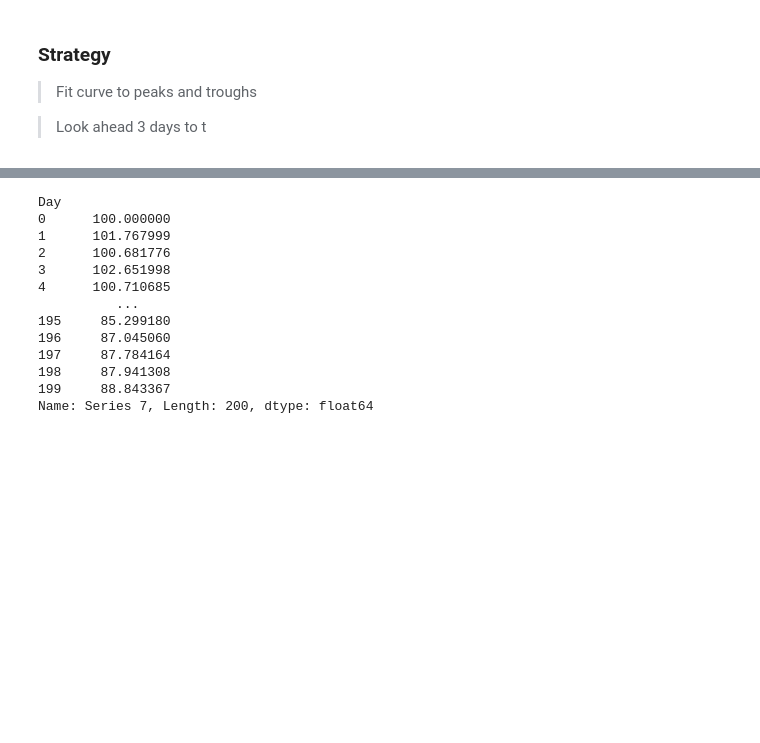
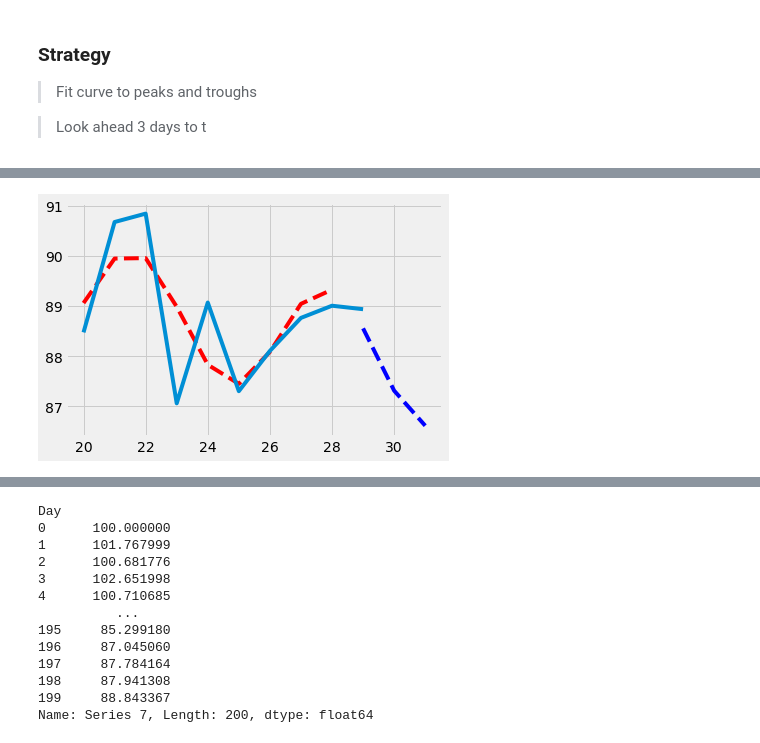
Before and after one commit to oscarwoodi/BHProj2Team1, a Jupyter notebook: Levels_.ipynb, the cells around one changed output, grey strips where cells are left out. Drawn from its saved outputs; the diff is of its cells as text; code cells hidden in the pictures; blank space fills up the shorter version.

```diff
--- a/Levels_.ipynb
+++ b/Levels_.ipynb
@@ -300,2 +304,59 @@ plt.show()
+# %%
+# fit a sin curve to the economic data
+from numpy import arange
+from scipy.optimize import curve_fit
+
+# define the true objective function
+def objective(x, a, b, c, d):
+    return a * np.sin(b - x) + c * x**2 + d
+
+def fit_sin_curve(series, vision, span, option):
+
+    # series is the stock analysed - string
+    # vision is how far ahead a predicition is made - integer
+    # span is how many data points are used for the estimate - [start, end]
+    # option - 0 for turing points, 1 for acutal prices
+
+    if option == 0:
+        data1 = pd.DataFrame(leveler(series, span[0], span[1])[0])
+    else:
+        data1 = df[series][span[0]:span[1]].reset_index()
+
+    # choose the input and output variables
+    x, y = data1.iloc[:,0], data1.iloc[:,1]
+
+    # curve fit
+    popt, _ = curve_fit(objective, x, y)
+    # summarize the parameter values
+    a, b, c, d = popt
+
+    # define a sequence of inputs between the smallest and largest known inputs
+    x_line = arange(min(x), max(x), 1)
+    # calculate the output for the range
+    y_line = objective(x_line, a, b, c, d)
+
+    # plotting predictions
+    # define a sequence of inputs between the smallest and largest known inputs
+    x_line_f = arange(max(x), max(x)+vision, 1)
+    # calculate the output for the range
+    y_line_f = objective(x_line_f, a, b, c, d)
+
+    return x_line, y_line, x_line_f, y_line_f
+
+# calling function
+
+series = 'Series 7'
+vision = 3
+span1 = [20, 30]
+
+[x_line, y_line, x_line_f, y_line_f] = fit_quad_curve(series, vision, span1, 1)
+
+# create a line plot for the mapping function
+plt.plot(x_line, y_line, '--', color='red')
+plt.plot(x_line_f, y_line_f, '--', color='blue')
+plt.plot(df[series][span1[0]:span1[1]])
+plt.show()
+# %% [output]
+[figure, added]
 # %%
 # testing across whole series
```
Also changed, not shown: parts of 3 cells of this notebook.
